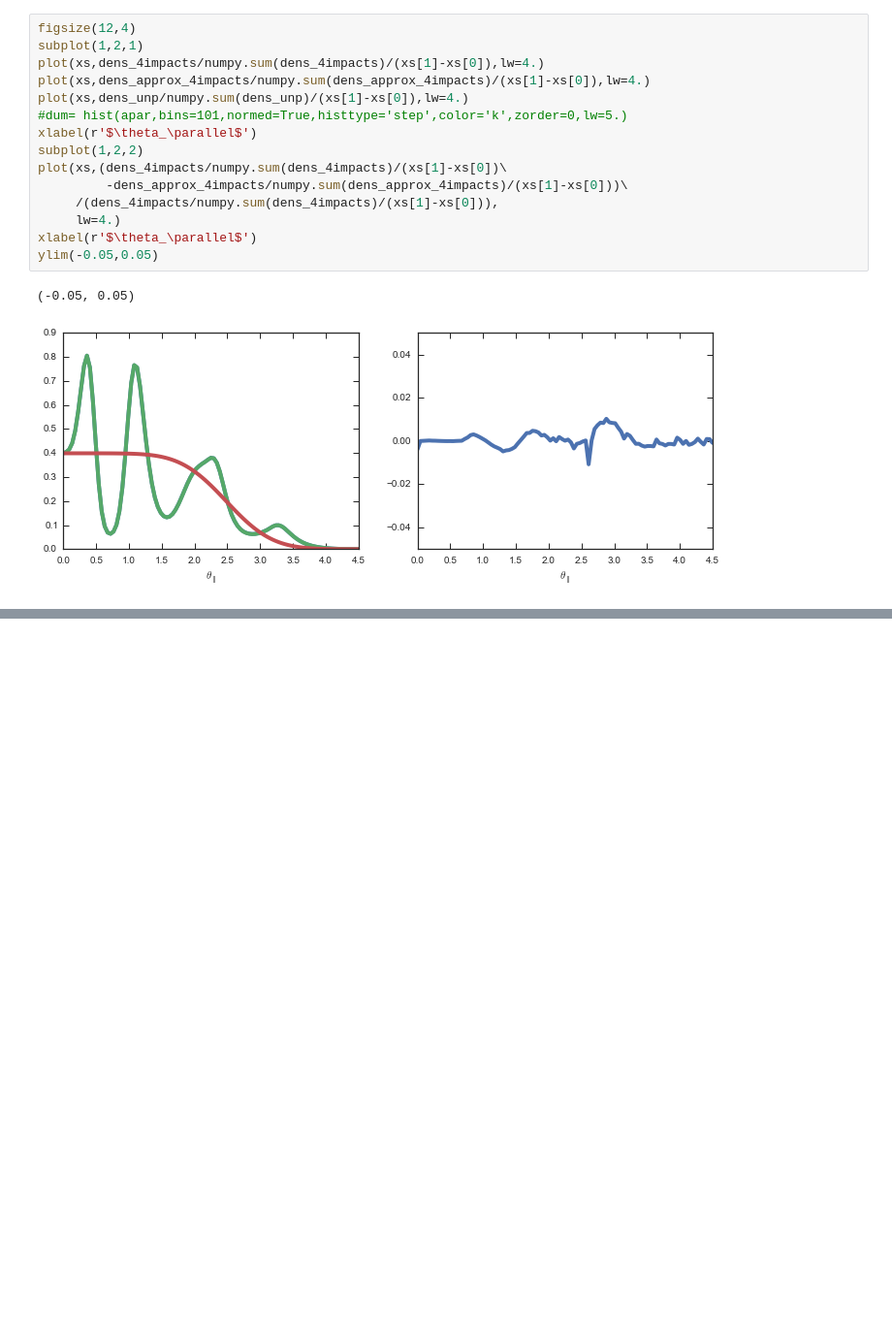
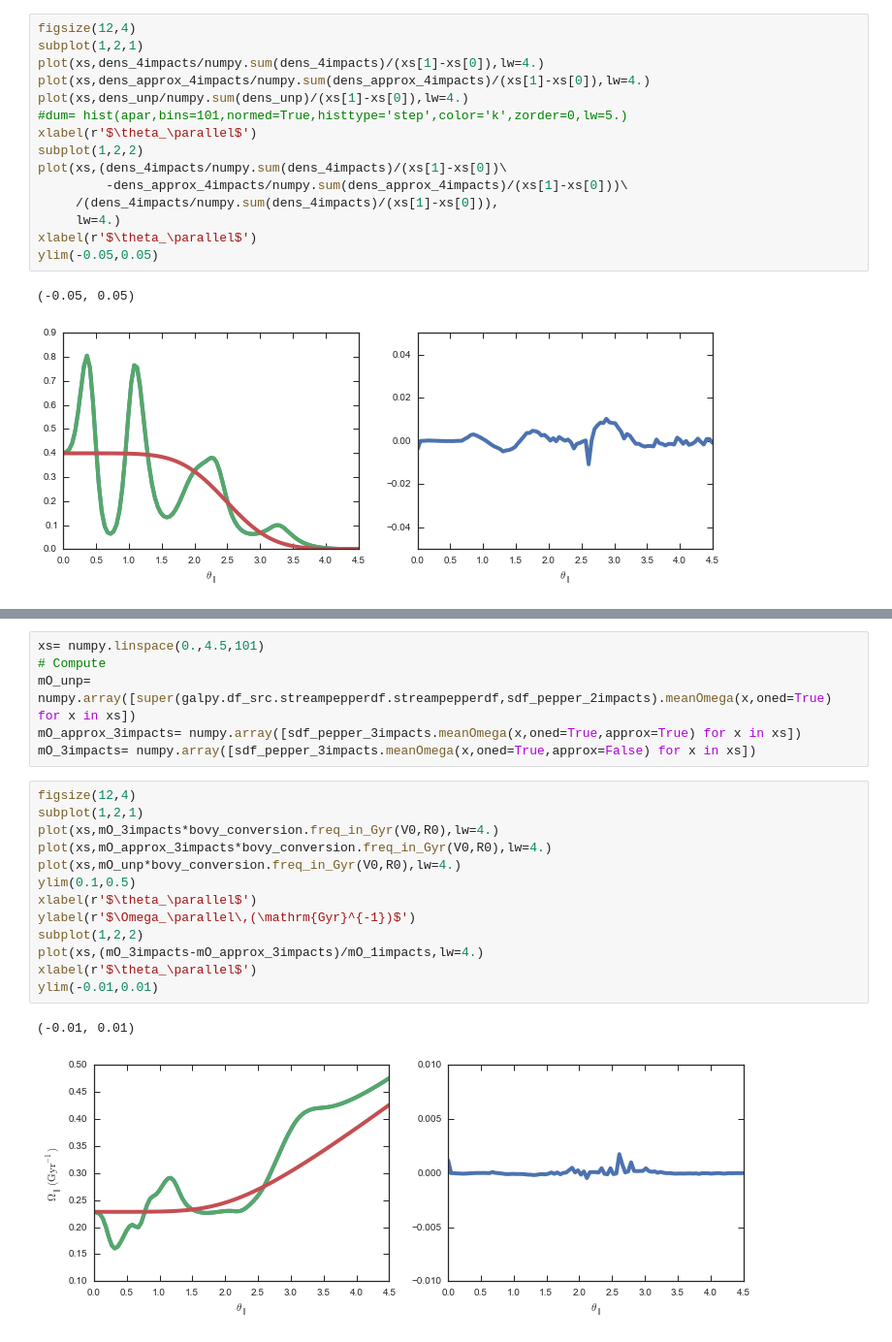
Before and after one commit to jobovy/streamgap-pepper, a Jupyter notebook: galpyStreampepperdfTests.ipynb, the cells around one changed output, grey strips where cells are left out. Shown: that part at 97% size. Saved outputs shown, nothing was run; the diff lists cells and outputs as text; blank space fills up the shorter version.

```diff
--- a/galpyStreampepperdfTests.ipynb
+++ b/galpyStreampepperdfTests.ipynb
@@ -383,0 +456,22 @@ Speed-up with approximation: 5.915227; time / angle: 153.273089 ms
+# %%
+xs= numpy.linspace(0.,4.5,101)
+# Compute
+mO_unp= numpy.array([super(galpy.df_src.streampepperdf.streampepperdf,sdf_pepper_2impacts).meanOmega(x,oned=True) for x in xs])
+mO_approx_3impacts= numpy.array([sdf_pepper_3impacts.meanOmega(x,oned=True,approx=True) for x in xs])
+mO_3impacts= numpy.array([sdf_pepper_3impacts.meanOmega(x,oned=True,approx=False) for x in xs])
+# %%
+figsize(12,4)
+subplot(1,2,1)
+plot(xs,mO_3impacts*bovy_conversion.freq_in_Gyr(V0,R0),lw=4.)
+plot(xs,mO_approx_3impacts*bovy_conversion.freq_in_Gyr(V0,R0),lw=4.)
+plot(xs,mO_unp*bovy_conversion.freq_in_Gyr(V0,R0),lw=4.)
+ylim(0.1,0.5)
+xlabel(r'$\theta_\parallel$')
+ylabel(r'$\Omega_\parallel\,(\mathrm{Gyr}^{-1})$')
+subplot(1,2,2)
+plot(xs,(mO_3impacts-mO_approx_3impacts)/mO_1impacts,lw=4.)
+xlabel(r'$\theta_\parallel$')
+ylim(-0.01,0.01)
+# %% [output]
+(-0.01, 0.01)
+[figure, added]
```
Also changed, not shown: parts of 26 cells of this notebook.
